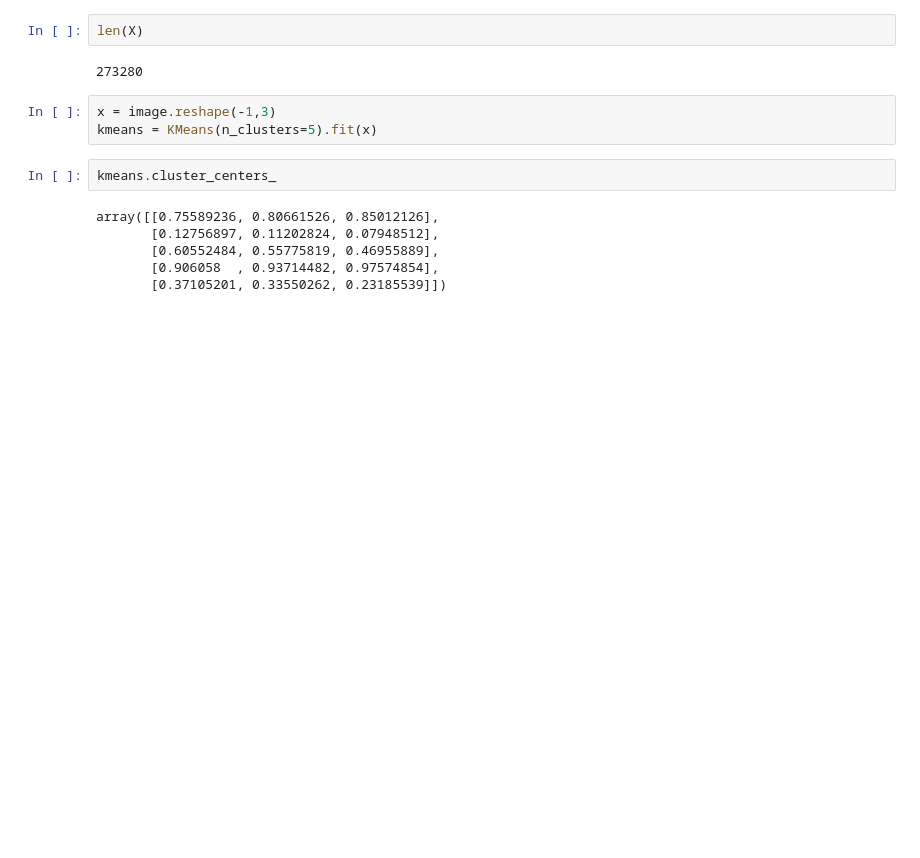
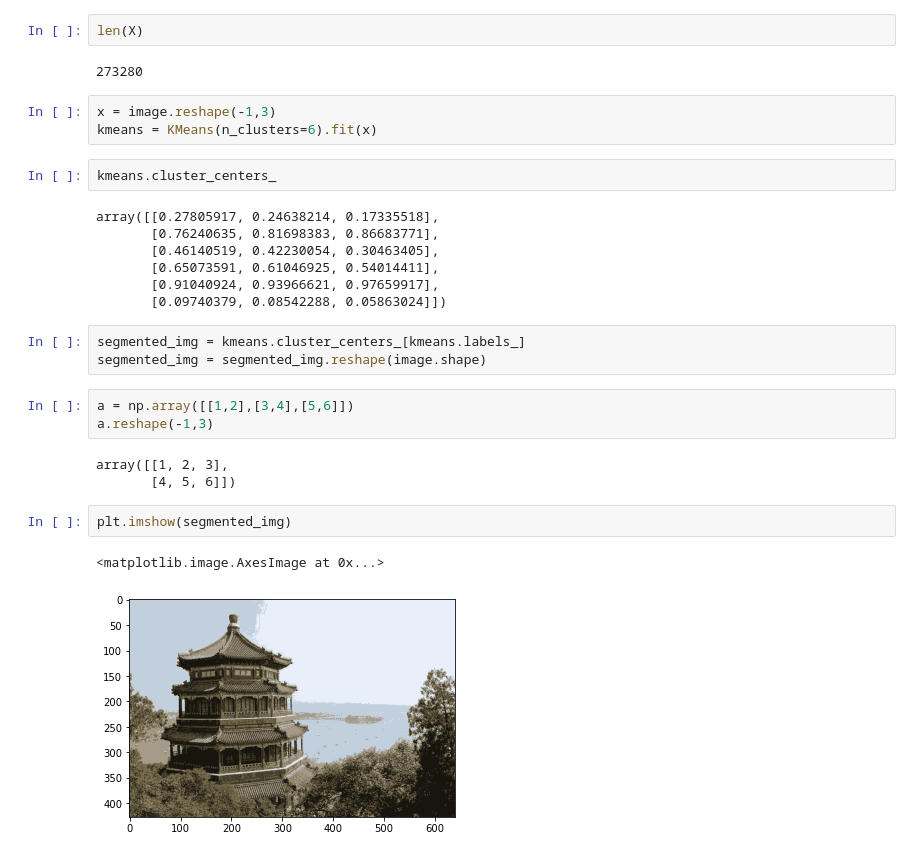
Before and after one commit to biby94/2020_cphys2, a Jupyter notebook: hw6-checkpoint.ipynb, the cells around one changed output. Cells and saved outputs as stored; diff of their text form; blank space fills up the shorter version.

```diff
--- a/hw6-checkpoint.ipynb
+++ b/hw6-checkpoint.ipynb
@@ -61,12 +61,27 @@ len(X)
 273280
 # %%
 x = image.reshape(-1,3)
-kmeans = KMeans(n_clusters=5).fit(x)
+kmeans = KMeans(n_clusters=6).fit(x)
 # %%
 kmeans.cluster_centers_
 # %% [output]
-array([[0.75589236, 0.80661526, 0.85012126],
-       [0.12756897, 0.11202824, 0.07948512],
-       [0.60552484, 0.55775819, 0.46955889],
-       [0.906058  , 0.93714482, 0.97574854],
-       [0.37105201, 0.33550262, 0.23185539]])
+array([[0.27805917, 0.24638214, 0.17335518],
+       [0.76240635, 0.81698383, 0.86683771],
+       [0.46140519, 0.42230054, 0.30463405],
+       [0.65073591, 0.61046925, 0.54014411],
+       [0.91040924, 0.93966621, 0.97659917],
+       [0.09740379, 0.08542288, 0.05863024]])
+# %%
+segmented_img = kmeans.cluster_centers_[kmeans.labels_]
+segmented_img = segmented_img.reshape(image.shape)
+# %%
+a = np.array([[1,2],[3,4],[5,6]])
+a.reshape(-1,3)
+# %% [output]
+array([[1, 2, 3],
+       [4, 5, 6]])
+# %%
+plt.imshow(segmented_img)
+# %% [output]
+<matplotlib.image.AxesImage at 0x...>
+[figure, added]
```
Also changed, not shown: parts of 2 cells of this notebook.
